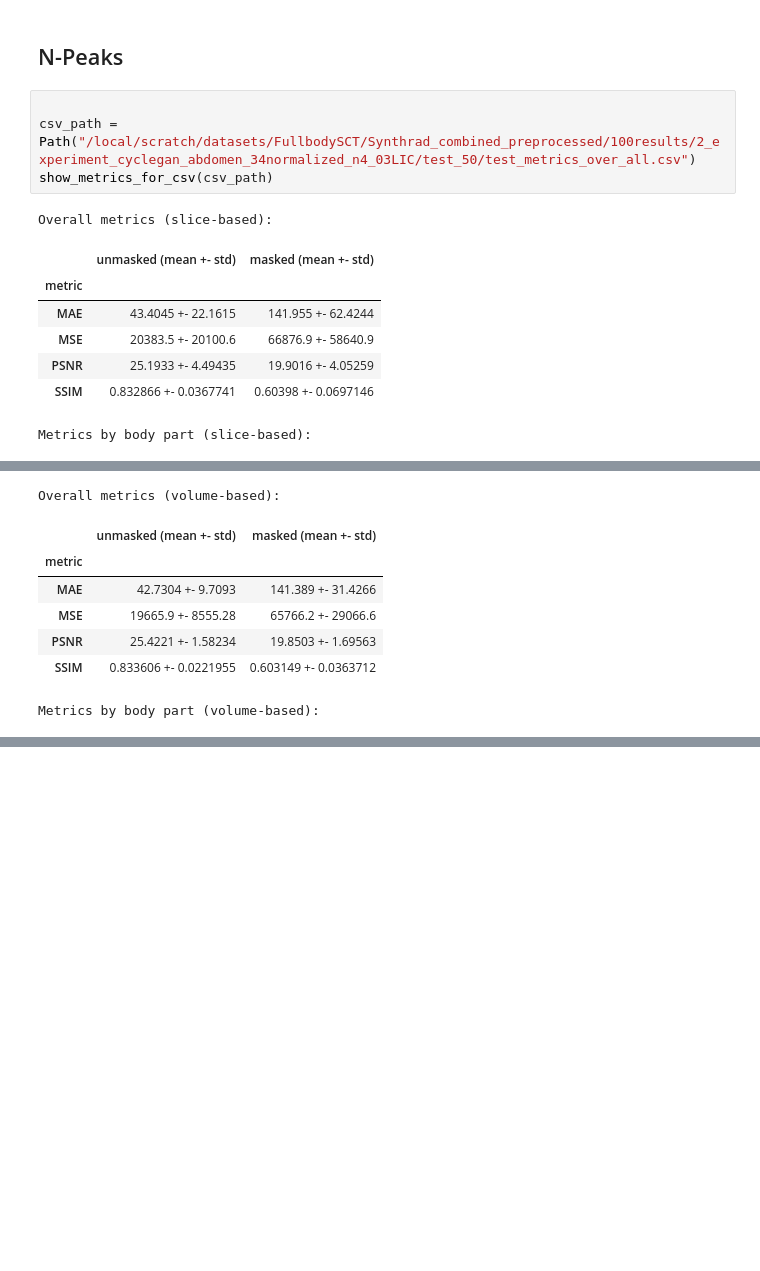
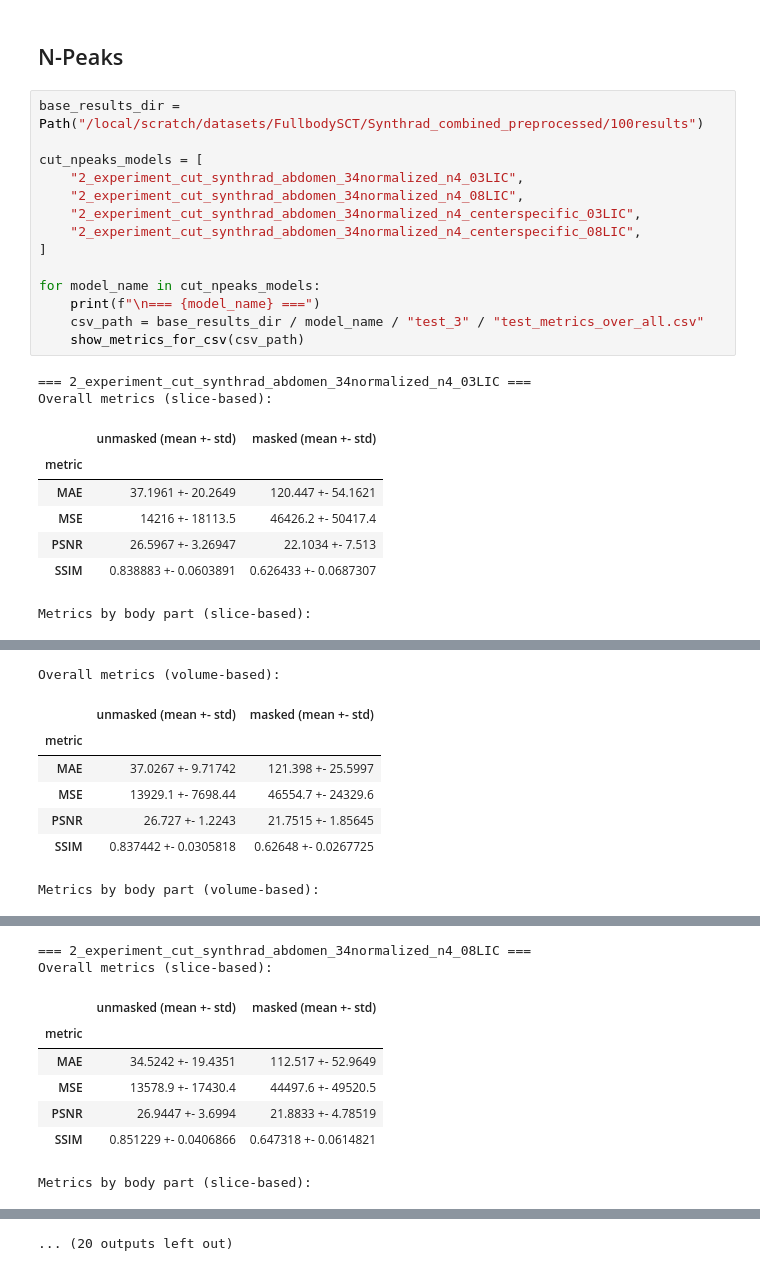
Before and after one commit to NicSchuler/fullbody-sCT, a Jupyter notebook: training/notebooks/read_test_metrics.ipynb, the cells around one changed output, grey strips where cells are left out. Drawn from its saved outputs; the diff is of its cells as text; blank space fills up the shorter version.

```diff
--- a/training/notebooks/read_test_metrics.ipynb
+++ b/training/notebooks/read_test_metrics.ipynb
@@ -1200,17 +1200,28 @@ Metrics by body part (volume-based):
 # %% [markdown]
 ## N-Peaks
 # %%
+base_results_dir = Path("/local/scratch/datasets/FullbodySCT/Synthrad_combined_preprocessed/100results")
 
-csv_path = Path("/local/scratch/datasets/FullbodySCT/Synthrad_combined_preprocessed/100results/2_experiment_cyclegan_abdomen_34normalized_n4_03LIC/test_50/test_metrics_over_all.csv")
-show_metrics_for_csv(csv_path)
+cut_npeaks_models = [
+    "2_experiment_cut_synthrad_abdomen_34normalized_n4_03LIC",
+    "2_experiment_cut_synthrad_abdomen_34normalized_n4_08LIC",
+    "2_experiment_cut_synthrad_abdomen_34normalized_n4_centerspecific_03LIC",
+    "2_experiment_cut_synthrad_abdomen_34normalized_n4_centerspecific_08LIC",
+]
+
+for model_name in cut_npeaks_models:
+    print(f"\n=== {model_name} ===")
+    csv_path = base_results_dir / model_name / "test_3" / "test_metrics_over_all.csv"
+    show_metrics_for_csv(csv_path)
 # %% [output]
+=== 2_experiment_cut_synthrad_abdomen_34normalized_n4_03LIC ===
 Overall metrics (slice-based):
 |  | unmasked (mean +- std) | masked (mean +- std) |
 | metric |  |  |
-| MAE | 43.4045 +- 22.1615 | 141.955 +- 62.4244 |
-| MSE | 20383.5 +- 20100.6 | 66876.9 +- 58640.9 |
-| PSNR | 25.1933 +- 4.49435 | 19.9016 +- 4.05259 |
-| SSIM | 0.832866 +- 0.0367741 | 0.60398 +- 0.0697146 |
+| MAE | 37.1961 +- 20.2649 | 120.447 +- 54.1621 |
+| MSE | 14216 +- 18113.5 | 46426.2 +- 50417.4 |
+| PSNR | 26.5967 +- 3.26947 | 22.1034 +- 7.513 |
+| SSIM | 0.838883 +- 0.0603891 | 0.626433 +- 0.0687307 |
 Metrics by body part (slice-based):
 |  | MAE_unmasked | MAE_masked | MSE_unmasked | MSE_masked | PSNR_unmasked | PSNR_masked | SSIM_unmasked | ... |
 | body_part |  |  |  |  |  |  |  | ... |
@@ -1218,10 +1229,10 @@ Metrics by body part (slice-based):
 Overall metrics (volume-based):
 |  | unmasked (mean +- std) | masked (mean +- std) |
 | metric |  |  |
-| MAE | 42.7304 +- 9.7093 | 141.389 +- 31.4266 |
-| MSE | 19665.9 +- 8555.28 | 65766.2 +- 29066.6 |
-| PSNR | 25.4221 +- 1.58234 | 19.8503 +- 1.69563 |
-| SSIM | 0.833606 +- 0.0221955 | 0.603149 +- 0.0363712 |
+| MAE | 37.0267 +- 9.71742 | 121.398 +- 25.5997 |
+| MSE | 13929.1 +- 7698.44 | 46554.7 +- 24329.6 |
+| PSNR | 26.727 +- 1.2243 | 21.7515 +- 1.85645 |
+| SSIM | 0.837442 +- 0.0305818 | 0.62648 +- 0.0267725 |
 Metrics by body part (volume-based):
 |  | MAE_unmasked | MAE_masked | MSE_unmasked | MSE_masked | PSNR_unmasked | PSNR_masked | SSIM_unmasked | ... |
 | body_part |  |  |  |  |  |  |  | ... |
@@ -1228,0 +1240,9 @@ Metrics by body part (volume-based):
+=== 2_experiment_cut_synthrad_abdomen_34normalized_n4_08LIC ===
+Overall metrics (slice-based):
+|  | unmasked (mean +- std) | masked (mean +- std) |
+| metric |  |  |
+| MAE | 34.5242 +- 19.4351 | 112.517 +- 52.9649 |
+| MSE | 13578.9 +- 17430.4 | 44497.6 +- 49520.5 |
+| PSNR | 26.9447 +- 3.6994 | 21.8833 +- 4.78519 |
+| SSIM | 0.851229 +- 0.0406866 | 0.647318 +- 0.0614821 |
+Metrics by body part (slice-based):
@@ -1229 +1252,2 @@ Metrics by body part (volume-based):
+... (20 outputs left out)
 # %%
```
Also changed, not shown: parts of 3 cells of this notebook, 31 other files.
